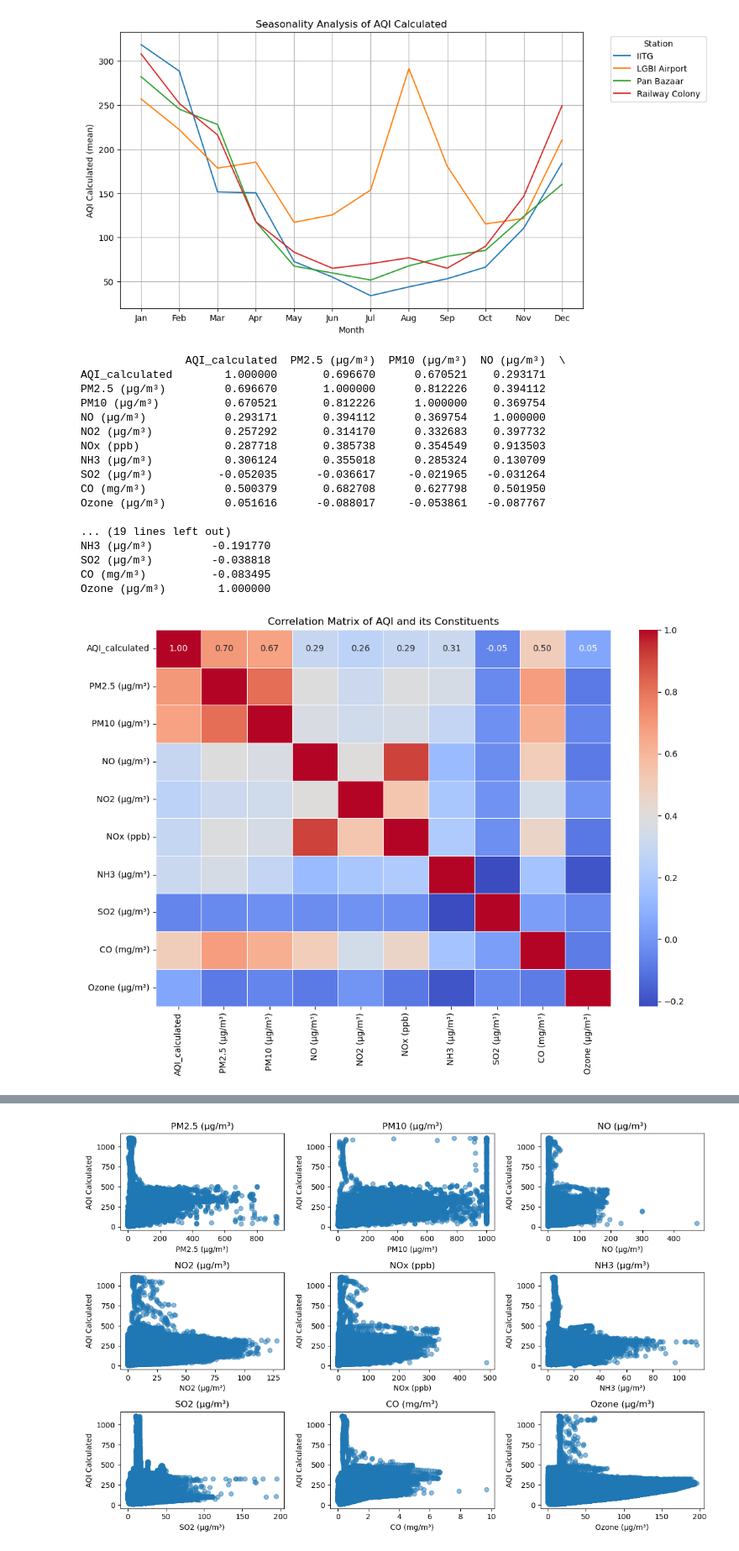
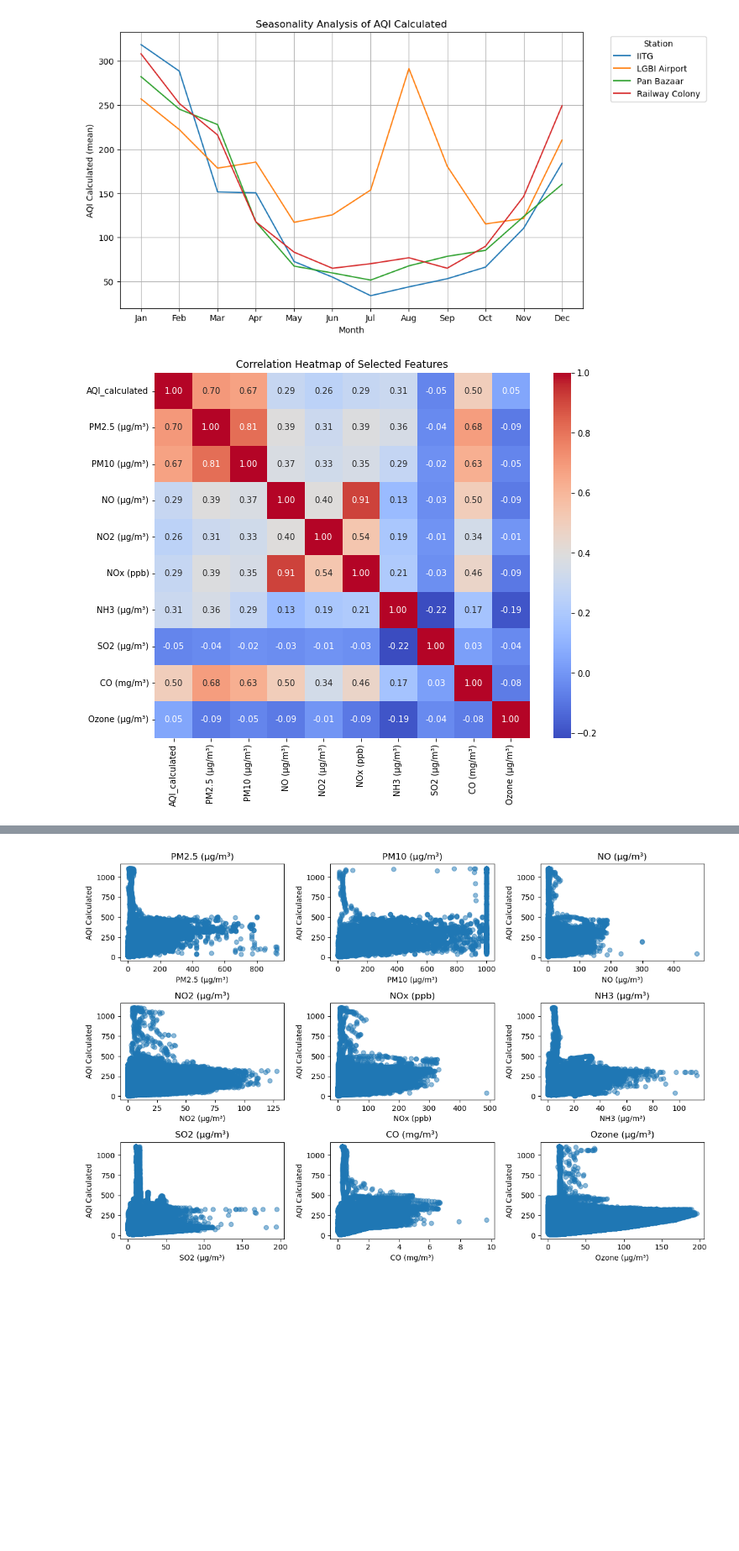
Before and after one commit to GullibleSandwich/ML-Project-CS361, a Jupyter notebook: eda.ipynb, the cells around one changed output, grey strips where cells are left out. Shown at 84% size. Cells and saved outputs as stored; diff of their text form; code cells hidden in the pictures; blank space fills up the shorter version.

```diff
--- a/eda.ipynb
+++ b/eda.ipynb
@@ -40,33 +41,15 @@ plt.show()
 # %%
 columns_of_interest = ['AQI_calculated', 'PM2.5 (µg/m³)', 'PM10 (µg/m³)',
                        'NO (µg/m³)', 'NO2 (µg/m³)', 'NOx (ppb)',
                        'NH3 (µg/m³)', 'SO2 (µg/m³)', 'CO (mg/m³)',
                        'Ozone (µg/m³)']
+selected_data = df[columns_of_interest]
 
-df_filtered = df[columns_of_interest]
+correlation_matrix = selected_data.corr()
 
-correlation_matrix = df_filtered.corr()
-
-plt.figure(figsize=(12, 8))
-sns.heatmap(correlation_matrix, annot=True, cmap='coolwarm', fmt=".2f", linewidths=.5)
-plt.title('Correlation Matrix of AQI and its Constituents')
+plt.figure(figsize=(10, 8))
+sns.heatmap(correlation_matrix, annot=True, cmap='coolwarm', fmt=".2f", annot_kws={"size": 10})
+plt.title('Correlation Heatmap of Selected Features')
 plt.show()
 # %% [output]
-                AQI_calculated  PM2.5 (µg/m³)  PM10 (µg/m³)  NO (µg/m³)  \
-AQI_calculated        1.000000       0.696670      0.670521    0.293171
-PM2.5 (µg/m³)         0.696670       1.000000      0.812226    0.394112
-PM10 (µg/m³)          0.670521       0.812226      1.000000    0.369754
-NO (µg/m³)            0.293171       0.394112      0.369754    1.000000
-NO2 (µg/m³)           0.257292       0.314170      0.332683    0.397732
-NOx (ppb)             0.287718       0.385738      0.354549    0.913503
-NH3 (µg/m³)           0.306124       0.355018      0.285324    0.130709
-SO2 (µg/m³)          -0.052035      -0.036617     -0.021965   -0.031264
-CO (mg/m³)            0.500379       0.682708      0.627798    0.501950
-Ozone (µg/m³)         0.051616      -0.088017     -0.053861   -0.087767
-
-... (19 lines left out)
-NH3 (µg/m³)         -0.191770
-SO2 (µg/m³)         -0.038818
-CO (mg/m³)          -0.083495
-Ozone (µg/m³)        1.000000
-[figure, old version]
+[figure, new version]
```
Also changed, not shown: parts of 8 cells of this notebook.
